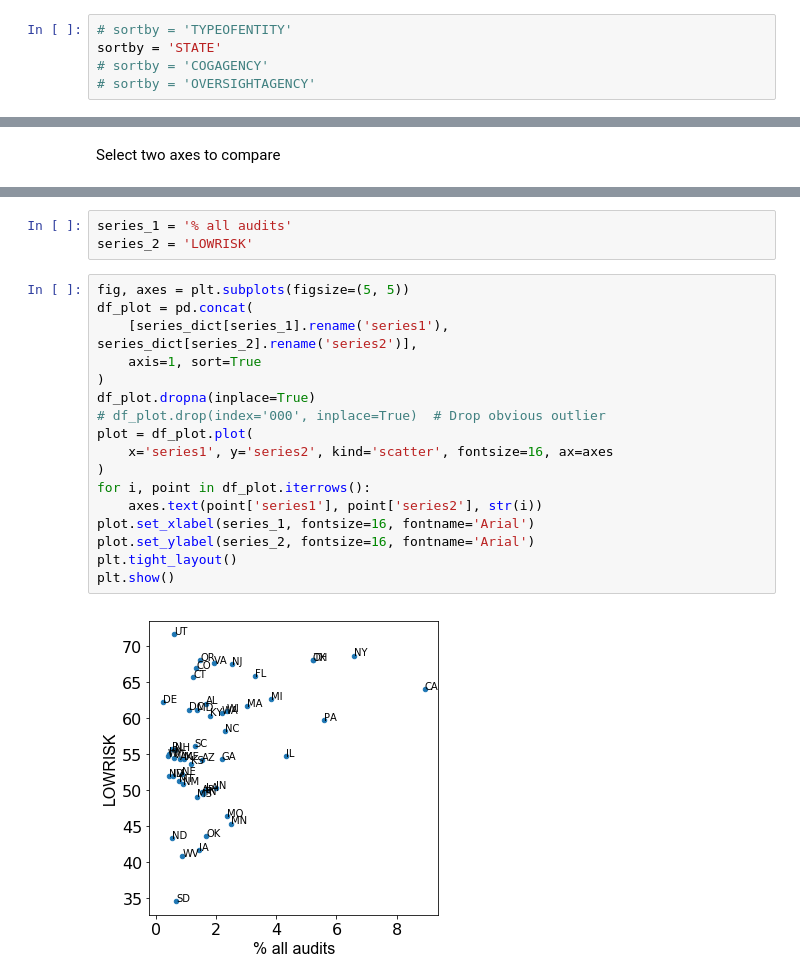
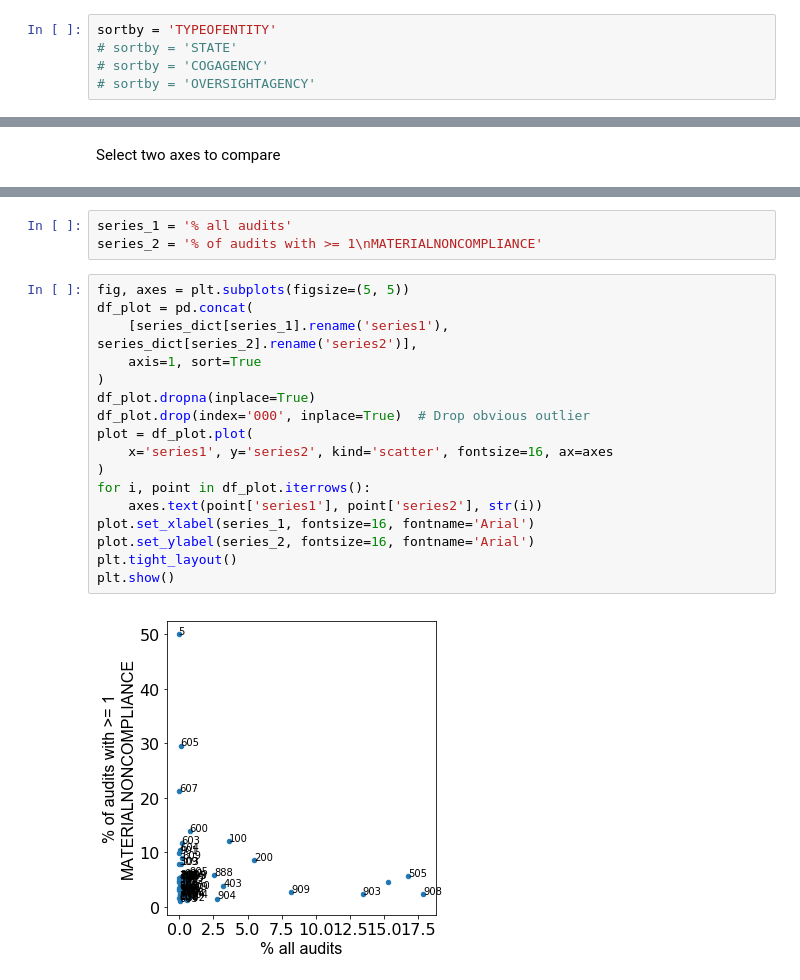
Before and after one commit to ihwang/fac, a Jupyter notebook: general_trends.ipynb, the cells around one changed output, grey strips where cells are left out. Drawn from its saved outputs; the diff is of its cells as text.

```diff
--- a/general_trends.ipynb
+++ b/general_trends.ipynb
@@ -223,8 +223,8 @@ df_analysis = df_analysis[~df_analysis['STATE'].isin(['AS','MP','FM','PR','GU','
 # %% [markdown]
 Select sortby
 # %%
-# sortby = 'TYPEOFENTITY'
-sortby = 'STATE'
+sortby = 'TYPEOFENTITY'
+# sortby = 'STATE'
 # sortby = 'COGAGENCY'
 # sortby = 'OVERSIGHTAGENCY'
 # %% [markdown]
@@ -410,25 +410,25 @@ dict_keys(['% all audits', 'LOWRISK', 'GOINGCONCERN', 'REPORTABLECONDITION', 'MA
 # %%
 series_1 = '% all audits'
-series_2 = 'LOWRISK'
+series_2 = '% of audits with >= 1\nMATERIALNONCOMPLIANCE'
 # %%
 fig, axes = plt.subplots(figsize=(5, 5))
 df_plot = pd.concat(
     [series_dict[series_1].rename('series1'), series_dict[series_2].rename('series2')],
     axis=1, sort=True
 )
 df_plot.dropna(inplace=True)
-# df_plot.drop(index='000', inplace=True)  # Drop obvious outlier
+df_plot.drop(index='000', inplace=True)  # Drop obvious outlier
 plot = df_plot.plot(
     x='series1', y='series2', kind='scatter', fontsize=16, ax=axes
 )
 for i, point in df_plot.iterrows():
     axes.text(point['series1'], point['series2'], str(i))
 plot.set_xlabel(series_1, fontsize=16, fontname='Arial')
 plot.set_ylabel(series_2, fontsize=16, fontname='Arial')
 plt.tight_layout()
 plt.show()
 # %% [output]
-[figure, old version]
+[figure, new version]
 # %%
 df_plot.sort_values('series2', ascending=False)
 # %% [output]
```
Also changed, not shown: parts of 9 cells of this notebook, 1 other file.
